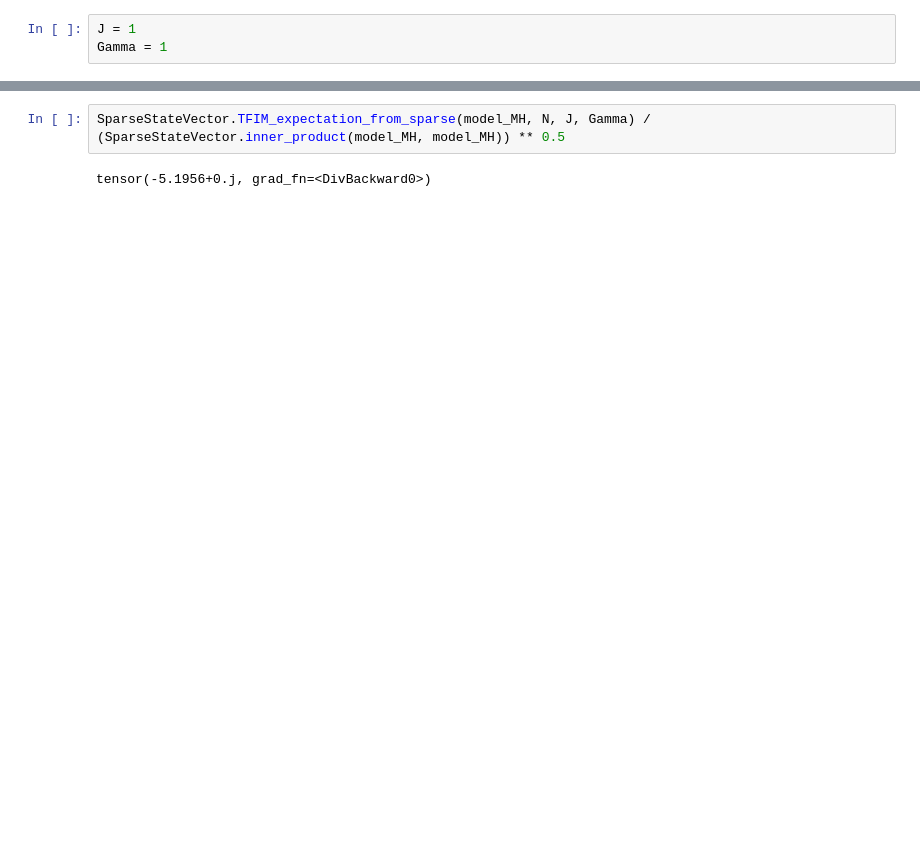
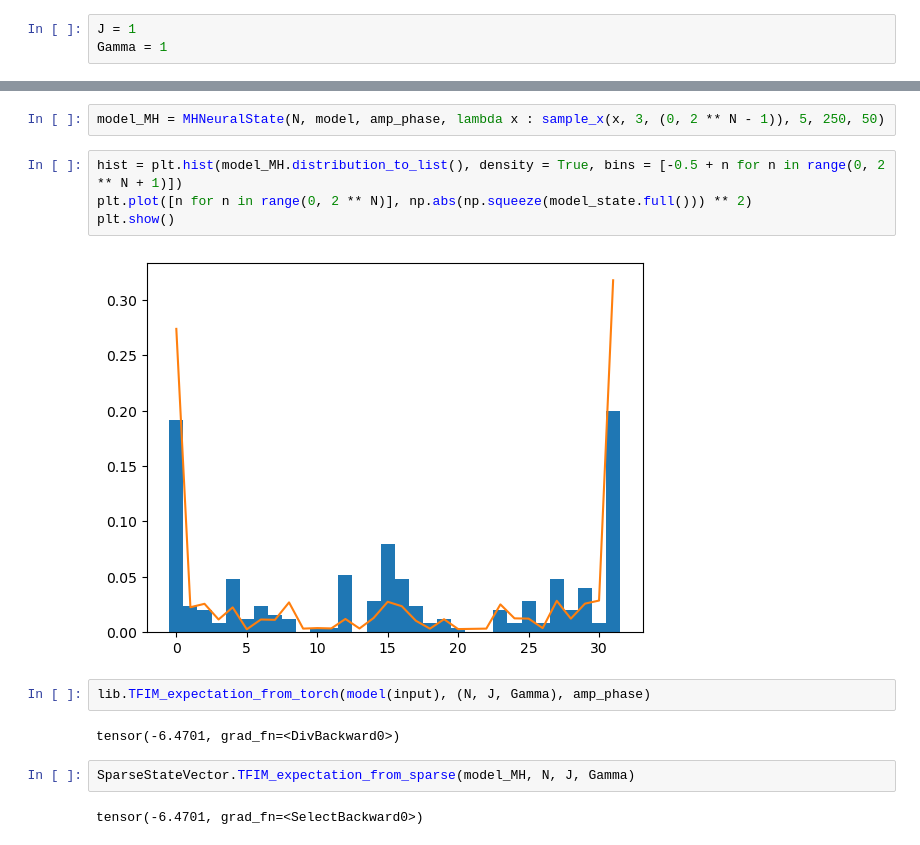
Before and after one commit to tlin06/kans_urop, a Jupyter notebook: sampling.ipynb, the cells around one changed output, grey strips where cells are left out. Cells and saved outputs as stored; diff of their text form; blank space fills up the shorter version.

```diff
--- a/sampling.ipynb
+++ b/sampling.ipynb
@@ -160,4 +209,16 @@ tensor(-5.1956, grad_fn=<DivBackward0>)
+# %%
+model_MH = MHNeuralState(N, model, amp_phase, lambda x : sample_x(x, 3, (0, 2 ** N - 1)), 5, 250, 50)
+# %%
+hist = plt.hist(model_MH.distribution_to_list(), density = True, bins = [-0.5 + n for n in range(0, 2 ** N + 1)])
+plt.plot([n for n in range(0, 2 ** N)], np.abs(np.squeeze(model_state.full())) ** 2)
+plt.show()
+# %% [output]
+[figure, added]
+# %%
+lib.TFIM_expectation_from_torch(model(input), (N, J, Gamma), amp_phase)
+# %% [output]
+tensor(-6.4701, grad_fn=<DivBackward0>)
 # %%
-SparseStateVector.TFIM_expectation_from_sparse(model_MH, N, J, Gamma) / (SparseStateVector.inner_product(model_MH, model_MH)) ** 0.5
+SparseStateVector.TFIM_expectation_from_sparse(model_MH, N, J, Gamma)
 # %% [output]
-tensor(-5.1956+0.j, grad_fn=<DivBackward0>)
+tensor(-6.4701, grad_fn=<SelectBackward0>)
```
Also changed, not shown: parts of 18 cells of this notebook, 3 other files.
